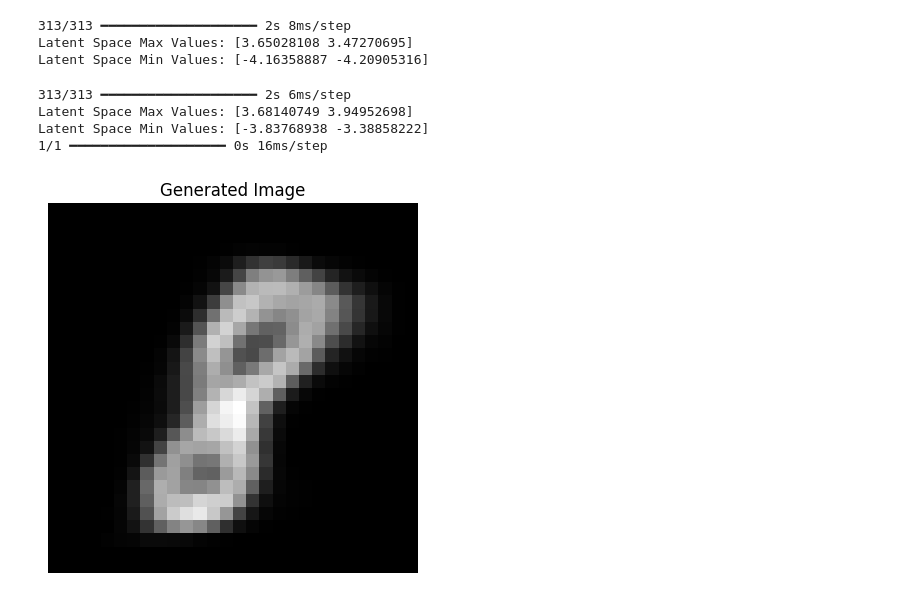
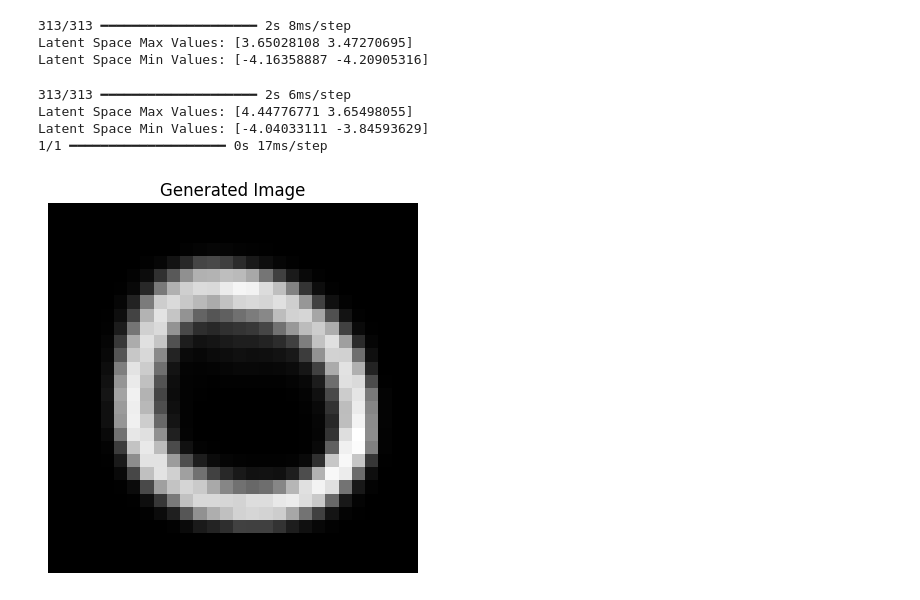
Before and after one commit to yamajunn/BRAD, a Jupyter notebook: VAE.ipynb, the cells around one changed output. Saved outputs shown, nothing was run; the diff lists cells and outputs as text; code cells hidden in the pictures.

```diff
--- a/VAE.ipynb
+++ b/VAE.ipynb
@@ -179,25 +179,25 @@ def calculate_latent_space_max(decoder, num_samples=10000):
 # %%
 # 潜在空間の最大値を計算
 max_latent, min_latent = calculate_latent_space_max(decoder)
 print("Latent Space Max Values:", max_latent)
 print("Latent Space Min Values:", min_latent)
 
-x = 7
-y = -2
+x = 0
+y = -0
 # 任意の座標を指定
 input_coordinates = np.array([x, y])  # 例として2次元の座標を指定
 
 # デコーダーを使用して画像を生成
 generated_image = decoder.predict(np.expand_dims(input_coordinates, axis=0))
 
 # 生成された画像を表示
 plt.imshow(generated_image[0], cmap='gray')
 plt.title("Generated Image")
 plt.axis('off')
 plt.show()
 # %% [output]
 313/313 ━━━━━━━━━━━━━━━━━━━━ 2s 6ms/step
-Latent Space Max Values: [3.68140749 3.94952698]
-Latent Space Min Values: [-3.83768938 -3.38858222]
-1/1 ━━━━━━━━━━━━━━━━━━━━ 0s 16ms/step
+Latent Space Max Values: [4.44776771 3.65498055]
+Latent Space Min Values: [-4.04033111 -3.84593629]
+1/1 ━━━━━━━━━━━━━━━━━━━━ 0s 17ms/step
-[figure, old version]
+[figure, new version]
```
